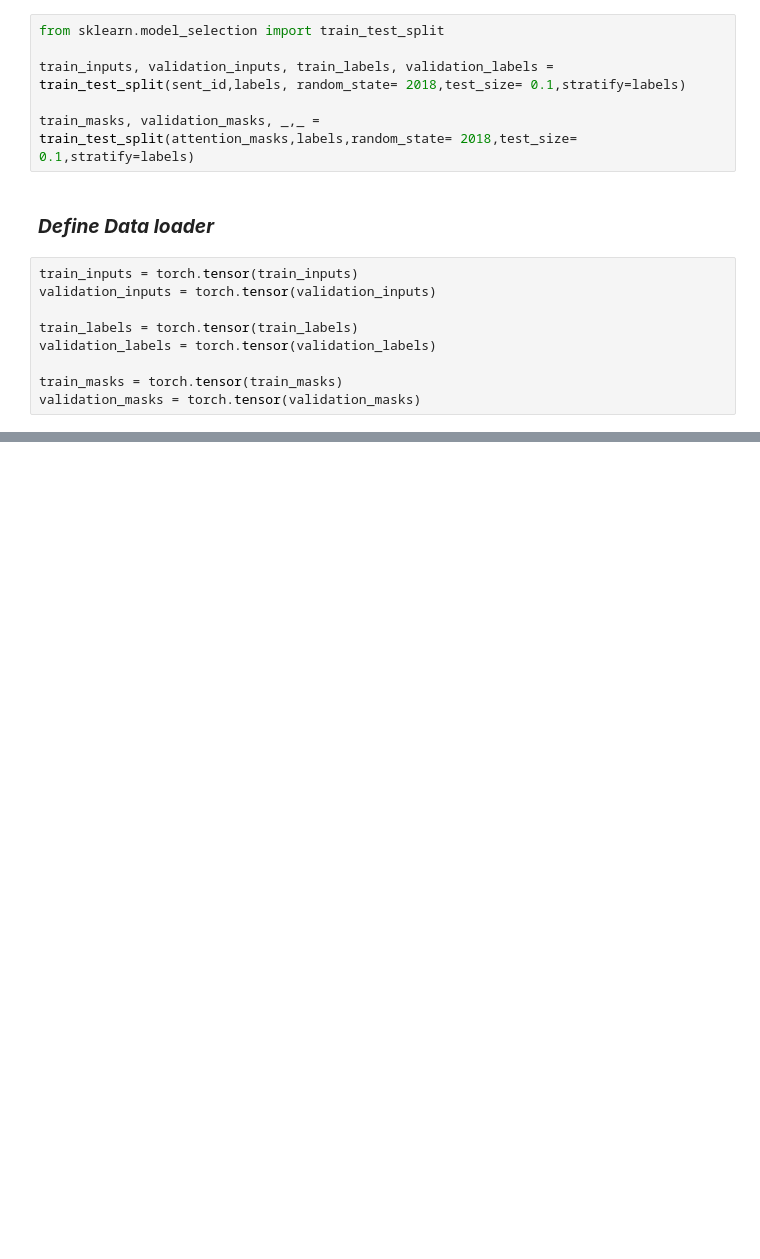
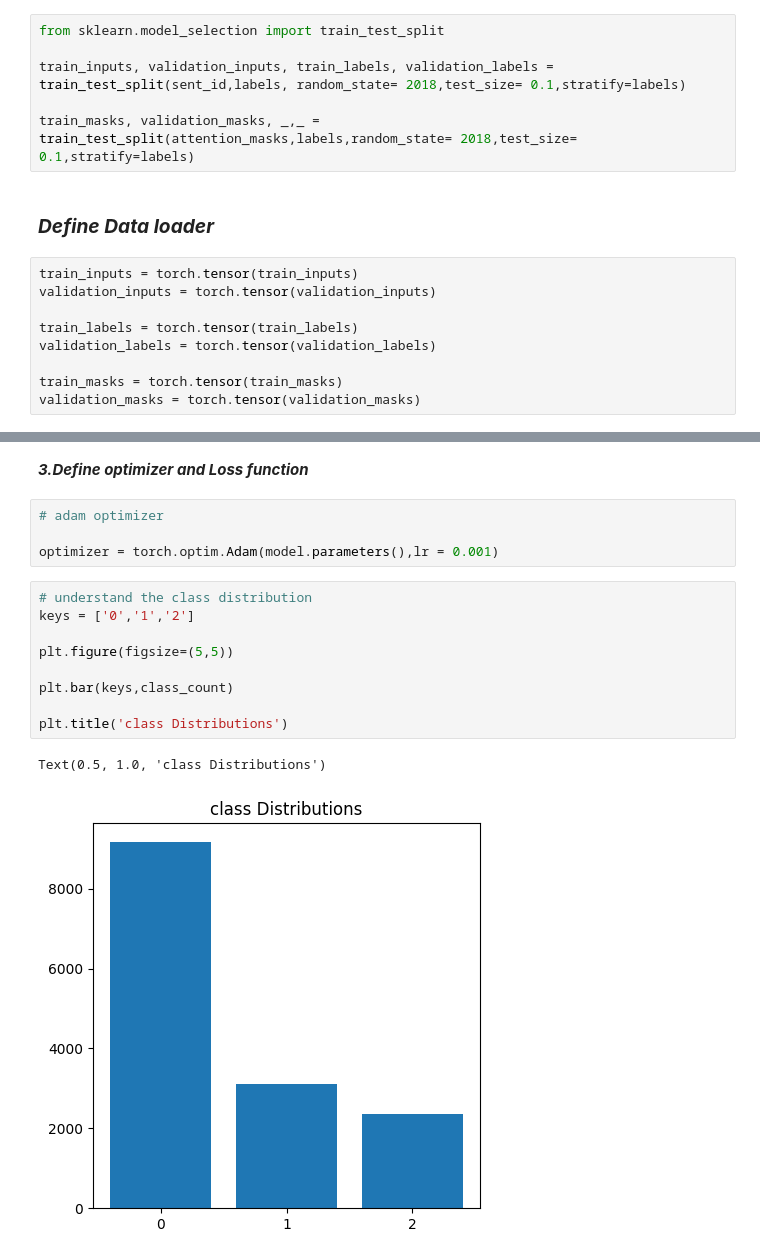
Before and after one commit to nikhilniksss/Natural-Language-Processing, a Jupyter notebook: BERT-Project/sentiment analysis.ipynb, the cells around one changed output, grey strips where cells are left out. Cells and saved outputs as stored; diff of their text form; blank space fills up the shorter version.

```diff
--- a/BERT-Project/sentiment analysis.ipynb
+++ b/BERT-Project/sentiment analysis.ipynb
@@ -339,0 +516,18 @@ validation_masks = torch.tensor(validation_masks)
+# %% [markdown]
+***3.Define optimizer and Loss function***
+# %%
+# adam optimizer
+
+optimizer = torch.optim.Adam(model.parameters(),lr = 0.001)
+# %%
+# understand the class distribution
+keys = ['0','1','2']
+
+plt.figure(figsize=(5,5))
+
+plt.bar(keys,class_count)
+
+plt.title('class Distributions')
+# %% [output]
+Text(0.5, 1.0, 'class Distributions')
+[figure, added]
```
Also changed, not shown: parts of 26 cells of this notebook.
